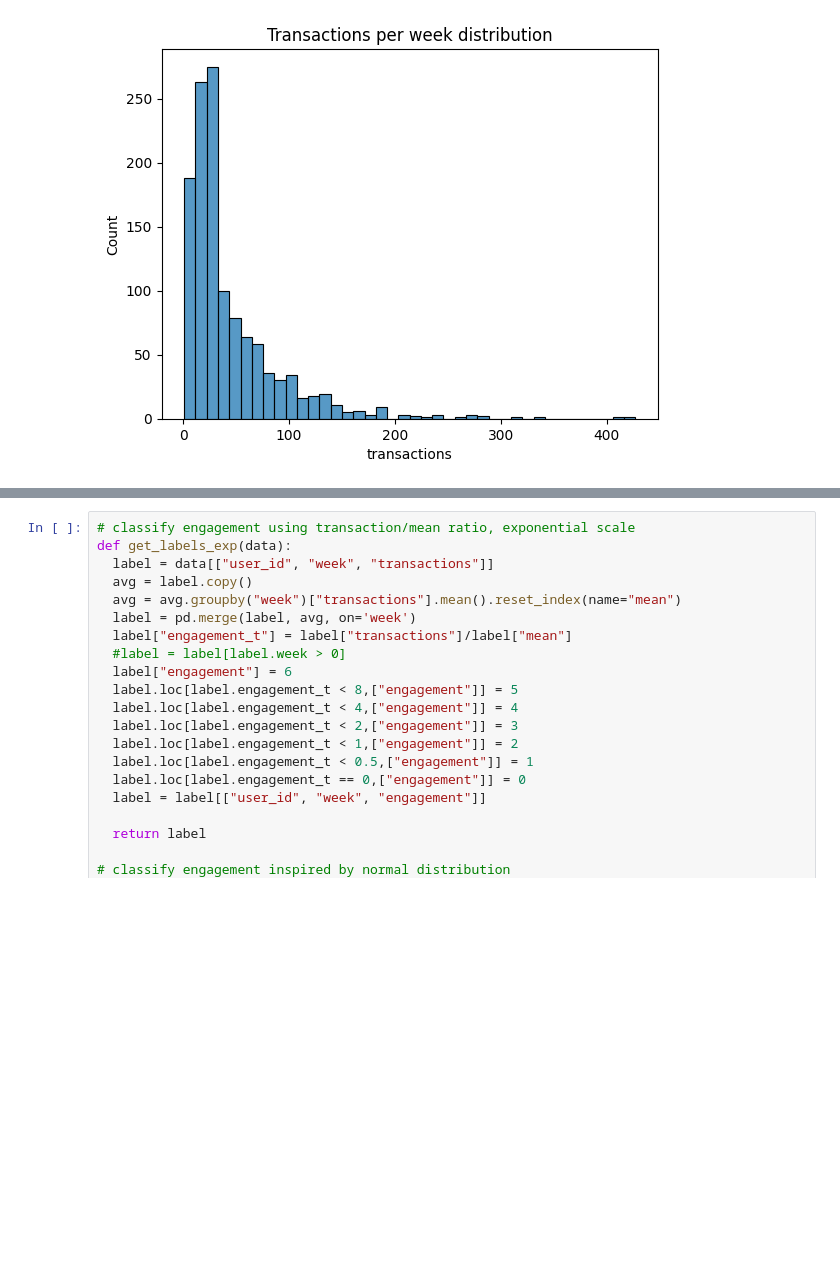
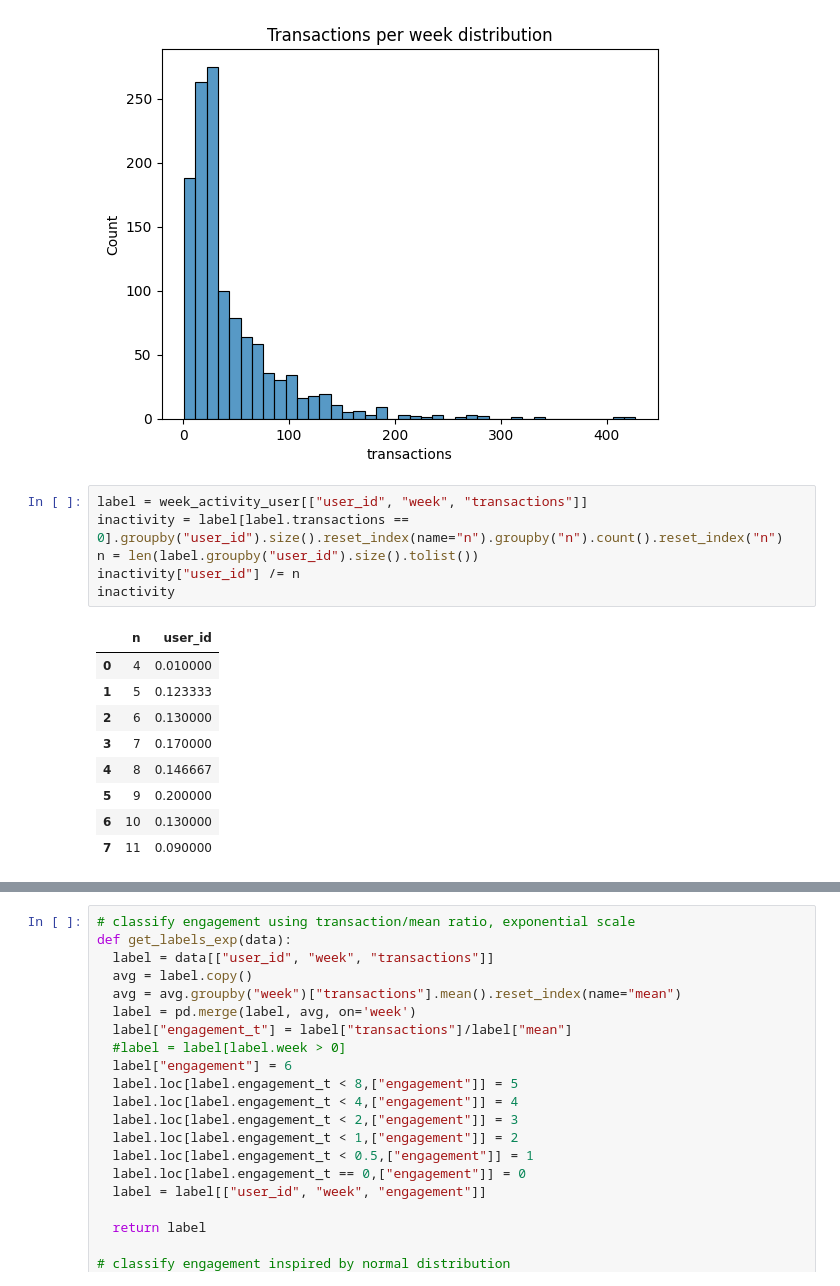
Before and after one commit to ML4BD/final-submission-synapse-squad, a Jupyter notebook: project.ipynb, the cells around one changed output, grey strips where cells are left out. Saved outputs shown, nothing was run; the diff lists cells and outputs as text; blank space fills up the shorter version.

```diff
--- a/project.ipynb
+++ b/project.ipynb
@@ -278,3 +278,19 @@ plt.title("Transactions per week distribution")
 plt.show()
 # %% [output]
 [figure]
+# %%
+label = week_activity_user[["user_id", "week", "transactions"]]
+inactivity = label[label.transactions == 0].groupby("user_id").size().reset_index(name="n").groupby("n").count().reset_index("n")
+n = len(label.groupby("user_id").size().tolist())
+inactivity["user_id"] /= n
+inactivity
+# %% [output]
+|  | n | user_id |
+| 0 | 4 | 0.010000 |
+| 1 | 5 | 0.123333 |
+| 2 | 6 | 0.130000 |
+| 3 | 7 | 0.170000 |
+| 4 | 8 | 0.146667 |
+| 5 | 9 | 0.200000 |
+| 6 | 10 | 0.130000 |
+| 7 | 11 | 0.090000 |
```
Also changed, not shown: parts of 5 cells of this notebook.
